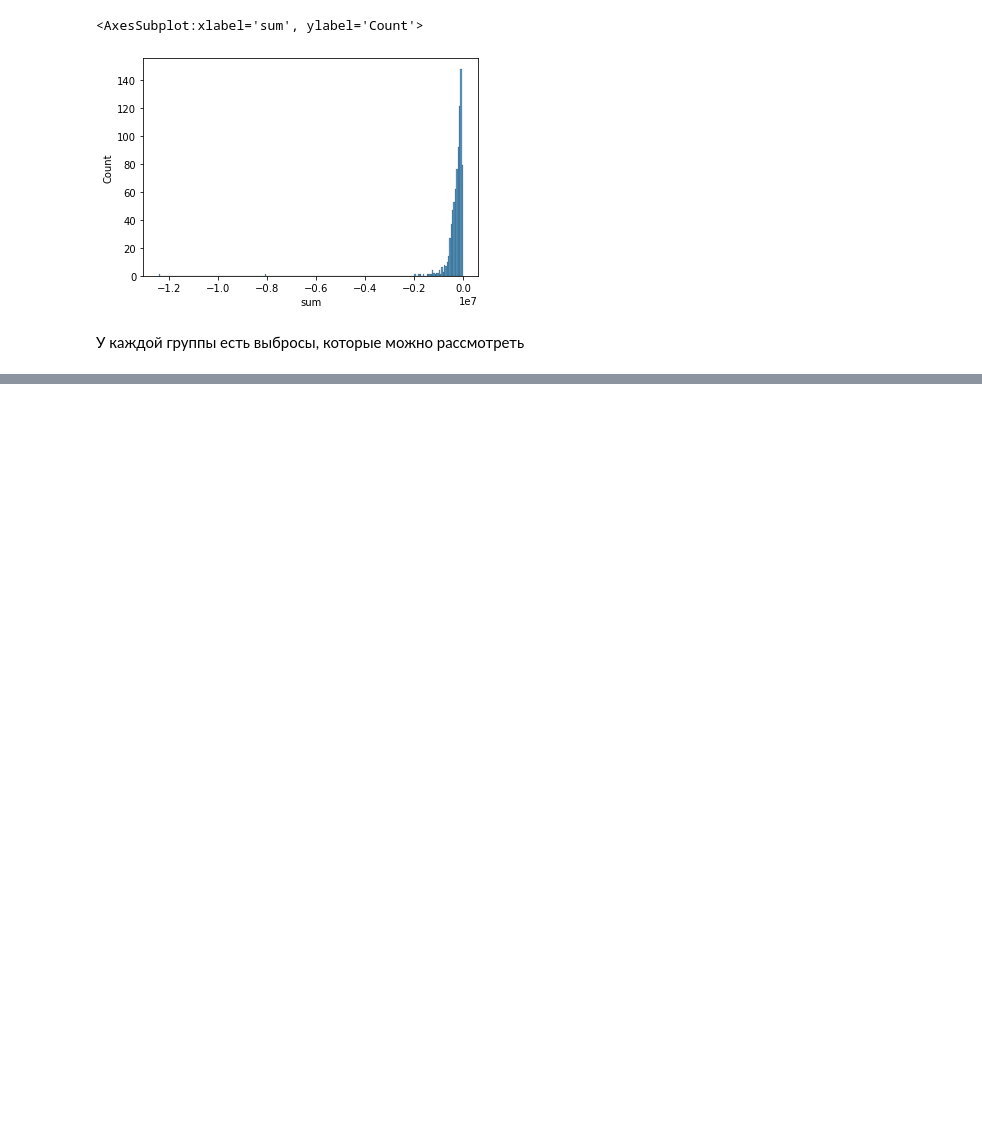
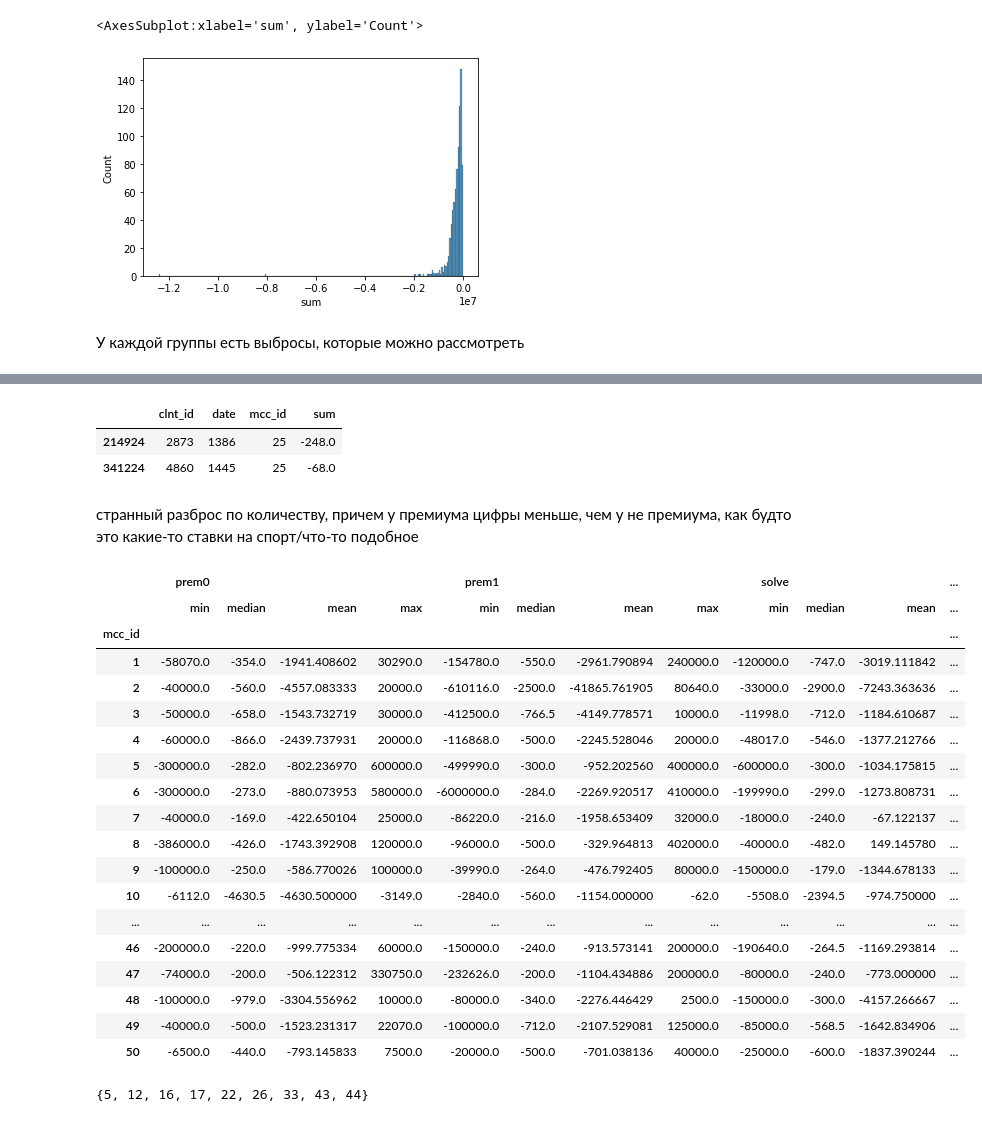
Before and after one commit to valpaq/some_competitions, a Jupyter notebook: ODS VTB/trans.ipynb, the cells around one changed output, grey strips where cells are left out. Cells and saved outputs as stored; diff of their text form; code cells hidden in the pictures; blank space fills up the shorter version.

```diff
--- a/ODS VTB/trans.ipynb
+++ b/ODS VTB/trans.ipynb
@@ -50,6 +50,8 @@ pr0=prem.query('is_premium ==0')
 # %%
 prem_1=df.query('clnt_id in @pr1.clnt_id')
 prem_0=df.query('clnt_id in @pr0.clnt_id')
+solve = df.drop(prem_1.index)
+solve=solve.drop(prem_0.index)
 # %%
 prem_1
 # %% [output]
@@ -398,0 +613,30 @@ sns.histplot(g_1_s['sum'])
+# %%
+solve.loc[solve.mcc_id==25]
+# %% [output]
+|  | clnt_id | date | mcc_id | sum |
+| 214924 | 2873 | 1386 | 25 | -248.0 |
+| 341224 | 4860 | 1445 | 25 | -68.0 |
+# %% [markdown]
+странный разброс по количеству, причем у премиума цифры меньше, чем у не премиума, как будто это какие-то ставки на спорт/что-то подобное
+# %%
+pd.concat([prem_0[['mcc_id','sum']].groupby('mcc_id').agg(['min','median','mean','max'])['sum'],prem_1[['mcc_id','sum']].groupby('mcc_id').agg(['min','median','mean','max'])['sum'],solve[['mcc_id','sum']].groupby('mcc_id').agg(['min','median','mean','max'])['sum']],keys=['prem0', 'prem1', 'solve'],axis=1)
+# %% [output]
+|  | prem0 |  |  |  | prem1 |  |  |  | solve |  |  | ... |
+|  | min | median | mean | max | min | median | mean | max | min | median | mean | ... |
+| mcc_id |  |  |  |  |  |  |  |  |  |  |  | ... |
+| 1 | -58070.0 | -354.0 | -1941.408602 | 30290.0 | -154780.0 | -550.0 | -2961.790894 | 240000.0 | -120000.0 | -747.0 | -3019.111842 | ... |
+| 2 | -40000.0 | -560.0 | -4557.083333 | 20000.0 | -610116.0 | -2500.0 | -41865.761905 | 80640.0 | -33000.0 | -2900.0 | -7243.363636 | ... |
+| 3 | -50000.0 | -658.0 | -1543.732719 | 30000.0 | -412500.0 | -766.5 | -4149.778571 | 10000.0 | -11998.0 | -712.0 | -1184.610687 | ... |
+| 4 | -60000.0 | -866.0 | -2439.737931 | 20000.0 | -116868.0 | -500.0 | -2245.528046 | 20000.0 | -48017.0 | -546.0 | -1377.212766 | ... |
+| 5 | -300000.0 | -282.0 | -802.236970 | 600000.0 | -499990.0 | -300.0 | -952.202560 | 400000.0 | -600000.0 | -300.0 | -1034.175815 | ... |
+| 6 | -300000.0 | -273.0 | -880.073953 | 580000.0 | -6000000.0 | -284.0 | -2269.920517 | 410000.0 | -199990.0 | -299.0 | -1273.808731 | ... |
+| 7 | -40000.0 | -169.0 | -422.650104 | 25000.0 | -86220.0 | -216.0 | -1958.653409 | 32000.0 | -18000.0 | -240.0 | -67.122137 | ... |
+| 8 | -386000.0 | -426.0 | -1743.392908 | 120000.0 | -96000.0 | -500.0 | -329.964813 | 402000.0 | -40000.0 | -482.0 | 149.145780 | ... |
+| 9 | -100000.0 | -250.0 | -586.770026 | 100000.0 | -39990.0 | -264.0 | -476.792405 | 80000.0 | -150000.0 | -179.0 | -1344.678133 | ... |
+| 10 | -6112.0 | -4630.5 | -4630.500000 | -3149.0 | -2840.0 | -560.0 | -1154.000000 | -62.0 | -5508.0 | -2394.5 | -974.750000 | ... |
+| ... | ... | ... | ... | ... | ... | ... | ... | ... | ... | ... | ... | ... |
+| 46 | -200000.0 | -220.0 | -999.775334 | 60000.0 | -150000.0 | -240.0 | -913.573141 | 200000.0 | -190640.0 | -264.5 | -1169.293814 | ... |
+| 47 | -74000.0 | -200.0 | -506.122312 | 330750.0 | -232626.0 | -200.0 | -1104.434886 | 200000.0 | -80000.0 | -240.0 | -773.000000 | ... |
+| 48 | -100000.0 | -979.0 | -3304.556962 | 10000.0 | -80000.0 | -340.0 | -2276.446429 | 2500.0 | -150000.0 | -300.0 | -4157.266667 | ... |
+| 49 | -40000.0 | -500.0 | -1523.231317 | 22070.0 | -100000.0 | -712.0 | -2107.529081 | 125000.0 | -85000.0 | -568.5 | -1642.834906 | ... |
+| 50 | -6500.0 | -440.0 | -793.145833 | 7500.0 | -20000.0 | -500.0 | -701.038136 | 40000.0 | -25000.0 | -600.0 | -1837.390244 | ... |
@@ -398,0 +646,4 @@ sns.histplot(g_1_s['sum'])
+# %%
+mcc0
+# %% [output]
+{5, 12, 16, 17, 22, 26, 33, 43, 44}
```
Also changed, not shown: parts of 44 cells of this notebook, 4 other files.
